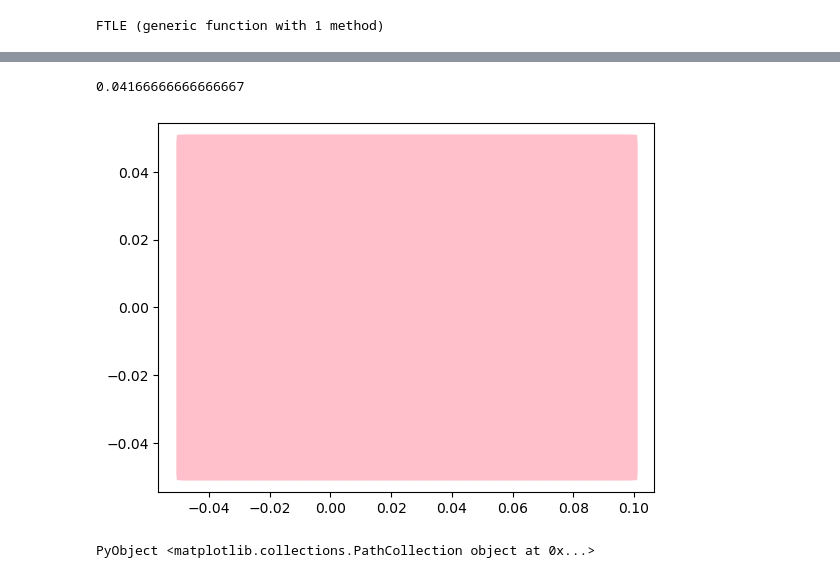
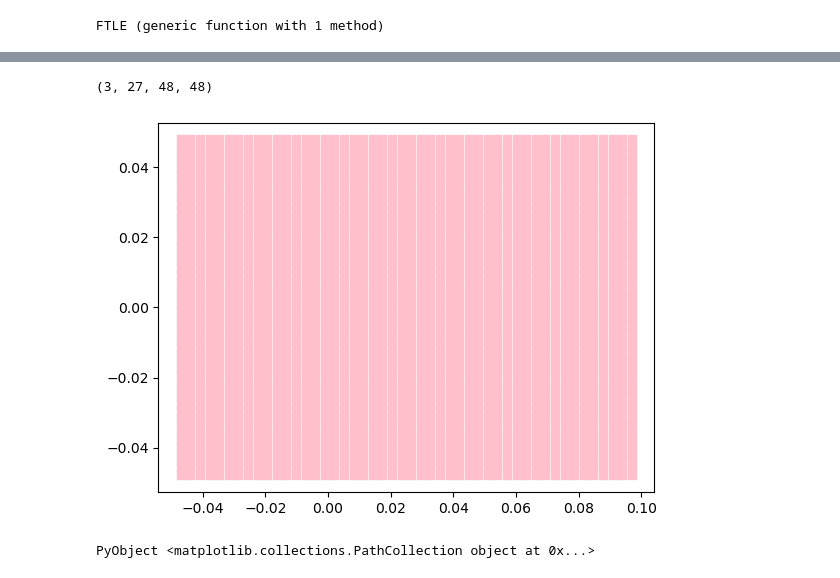
Before and after one commit to jjserdo/FTLE_JJ, a Jupyter notebook: Yuanhang-FTLE_JJ.ipynb, the cells around one changed output, grey strips where cells are left out. Cells and saved outputs as stored; diff of their text form; code cells hidden in the pictures.

```diff
--- a/Yuanhang-FTLE_JJ.ipynb
+++ b/Yuanhang-FTLE_JJ.ipynb
@@ -238,11 +183,8 @@ tstep_delta = 0.1
 # %%
 function FTLE(nx,ny,x0,x1,y0,y1,t_0,t_1)
     move = Int64(sign(t_1-t_0))
-    tstep_range = collect(range(tstep_start, tstep_end, length=num_tsteps))
     t_0_ind = Int64(argmin(abs.(tstep_range .- t_0)))
     t_1_ind = Int64(argmin(abs.(tstep_range .- t_1)))
-    println(t_0_ind)
-    println(t_1_ind)
     tsteps = Int64(round(abs(t_1 - t_0)/tstep_delta + 1))
     x = collect(range(x0, x1, length=nx))
     y = collect(range(y0, y1, length=ny))
@@ -253,23 +195,12 @@ function FTLE(nx,ny,x0,x1,y0,y1,t_0,t_1)
         particles[2,1, :,jj] .= y[jj]
     end
 
-    #=
-    for ii in 1:nx, jj in 1:ny
-        xind = argmin(abs.(y_range.-particles[2,1,ii,jj]))
-        yind = argmin(abs.(x_range.-particles[1,1,ii,jj]))
-        if Bvo_contour[1,1,xind,yind] == 1
-            particles[:,1,ii,jj] .= NaN
-        end
-    end
-    =#
-
     x = copy(x_range)
     y = copy(y_range)
     # Iterate through all timesteps
     count = 1
     for tt in t_0_ind:move:t_1_ind
         for ii in 1:nx, jj in 1:ny
-            #if any(isnan,particles[1:2,count,ii,jj]) == false
             # Let's use Runge Kutta 4th order
             kxy = zeros(4,2)
             a = particles[1,Int64(move*(tt-t_0_ind)+1),ii,jj]
@@ -326,6 +257,7 @@ function FTLE(nx,ny,x0,x1,y0,y1,t_0,t_1)
         count += 1
     end
 
+    #=
     for tt in 1:tsteps
         for ii in 2:nx-1
             for jj in 2:ny-1
@@ -345,7 +277,7 @@ function FTLE(nx,ny,x0,x1,y0,y1,t_0,t_1)
             end
         end
     end
-
+    =#
 
     flow = particles[:,:,2:nx-1,2:ny-1]
     println("done")
@@ -357,5 +293,5 @@ FTLE (generic function with 1 method)
 # %%
-#p300 = FTLE(200,200,-0.05,0.1,-0.05,0.05,     0,10/2.4)
-n300 = FTLE(200,200,-0.05,0.1,-0.05,0.05,20/2.4,10/2.4)
+p = FTLE(50,50,-0.05,0.1,-0.05,0.05,   25/2.4, 50/2.4)
+#n = FTLE(50,50,-0.05,0.1,-0.05,0.05,   75/2.4, 50/2.4)
 print("DONE")
 # %% [output]
@@ -390,16 +300,15 @@ DONE
-# %%
-size(p300)
-tstep_delta
-# %% [output]
-0.04166666666666667
+# %%
+size(p)
+# %% [output]
+(3, 27, 48, 48)
 # %%
 fig, ax = subplots()
 ts = 1
-ax.scatter(p300[1,ts,:,:],p300[2,ts,:,:],marker="s",color="pink",zorder=3)
+ax.scatter(p[1,ts,:,:],p[2,ts,:,:],marker="s",color="pink",zorder=3)
 #ax.set_xlim([9.5,12])
 #ax.set_ylim([  9,11])
 # %% [output]
-[figure, old version]
+[figure, new version]
 PyObject <matplotlib.collections.PathCollection object at 0x...>
 # %%
 tstep = 61
```
Also changed, not shown: parts of 38 cells of this notebook.
